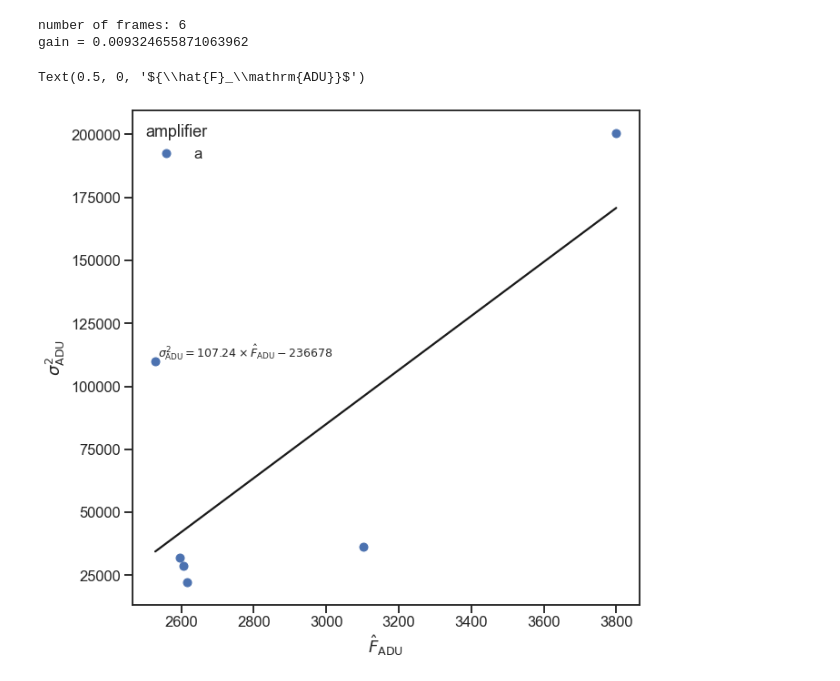
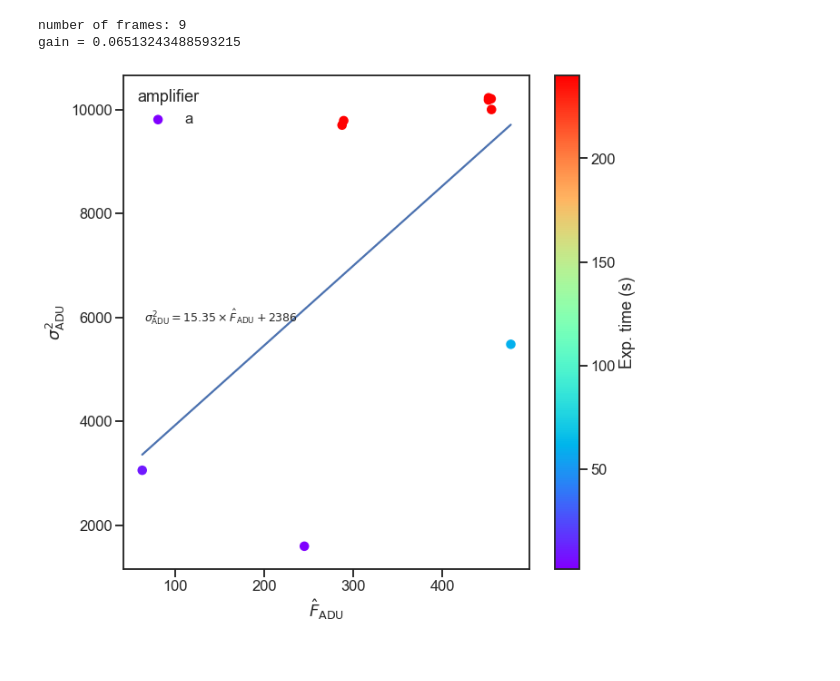
Before and after one commit to sdss/lvmdrp, a Jupyter notebook: docs/nb/estimate-gain.ipynb, the cells around one changed output. Cells and saved outputs as stored; diff of their text form; code cells hidden in the pictures.

Commit message:
rejecting fiberflats for gain estimate & improving frame cleaning

```diff
--- a/docs/nb/estimate-gain.ipynb
+++ b/docs/nb/estimate-gain.ipynb
@@ -50,6 +50,14 @@ else:
     for j, raw_flat in tqdm(enumerate(raw_flats), total=N_FLATS, desc="fetching raw flats", unit="frame", ascii=True):
 
         flat = image.loadImage(raw_flat.path)
+
+        # skip flats with fibers
+        cut = flat.getSlice(3600, axis='y')
+        peaks = cut.findPeaks(threshold=5000, npeaks=41)
+        if len(peaks) == 41:
+            print(len(peaks), raw_flat.path)
+            continue
+
         cd, ab = flat.split(2, axis="Y")
         (a, b), (c, d) = ab.split(2, axis="X"), cd.split(2, axis="X")
         # reflect b and d amplifiers to have the overscan regions in the last columns
@@ -73,7 +81,7 @@ else:
             skew[amp_name][j] = stats.skewness
             fmin[amp_name][j], fmax[amp_name][j] = stats.minmax
 
-        # if j == 0:
+        # if j == 1:
         #     break
     pickle.dump((fmin, fmax, mean, sdev, kurt, skew), open(cache_path, "wb"))
 # %%
@@ -82,40 +90,47 @@ from scipy.optimize import least_squares
 
 def model(par, x):
     m, b = par
     return m*x + b
 
 def residuals(par, x, y):
     y_mod = model(par, x)
     return y_mod - y
 
 exptimes = np.asarray([raw_flat.exptime for raw_flat in raw_flats])
 mjd = np.asarray([raw_flat.mjd for raw_flat in raw_flats])
 # exptimes /= exptimes.max()
 
 fig, ax = plt.subplots(figsize=(10,10))
 
 for amp in "a":
     x, y = mean[amp], sdev[amp]**2
-    mask = np.ones_like(exptimes, dtype=bool)
-    mask &= (y>=50**2)&(y<=500**2)
-    mask &= (x>=2500)&(x<=40000)
+    z = exptimes
+    mask = np.ones_like(z, dtype=bool)
+    # mask &= (x>=2500)&(x<=40000)
+    mask &= x<=600
+    mask &= np.abs(skew[amp])<=0.5
+    mask &= (y>=10**2)&(y<=300**2)
+    # mask &= (z>5)&(z<=100)
     print(f"number of frames: {mask.sum()}")
-    x, y = x[mask], y[mask]
+    if mask.sum() == 0:
+        continue
+    x, y, z = x[mask], y[mask], z[mask]
     res = least_squares(fun=residuals, x0=(1,0), args=(x, y))
 
     xs = np.linspace(x.min(), x.max(), 100)
     ys = model(res.x, xs)
-    ax.plot(x, y, "o", label=amp)
-    ax.plot(xs, ys, "-k")
+    sc = ax.scatter(x, y, c=z, label=amp, cmap="rainbow")
+    cb = plt.colorbar(sc)
+    ax.plot(xs, ys, "-b")
     ax.text(0.05, 0.5, f"$\sigma_\mathrm{{ADU}}^2 = {res.x[0]:.2f} \\times \hat{{F}}_\mathrm{{ADU}} {'+' if res.x[1]>=0 else '-'} {np.abs(res.x[1]):.0f}$", size="x-small", transform=ax.transAxes)
     print(f"gain = {1/res.x[0]}")
 
 
 ax.legend(title="amplifier", ncol=2, frameon=False, loc=2)
 ax.set_ylabel(r"$\sigma_\mathrm{ADU}^2$")
 ax.set_xlabel(r"${\hat{F}_\mathrm{ADU}}$")
+cb.set_label("Exp. time (s)")
 # %% [output]
-number of frames: 6
-gain = 0.009324655871063962
+number of frames: 9
+gain = 0.06513243488593215
-Text(0.5, 0, '${\\hat{F}_\\mathrm{ADU}}$')
-[figure, old version]
+[figure, new version]
```
